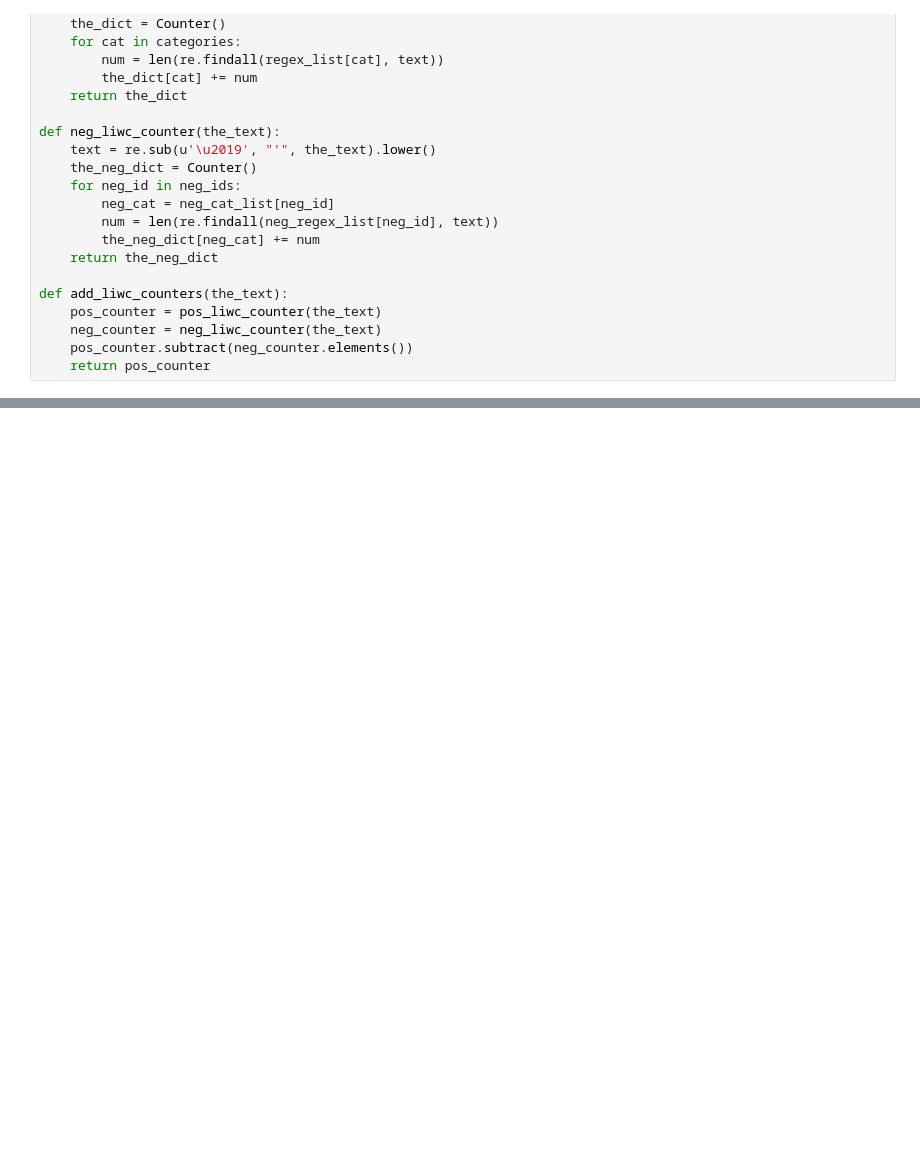
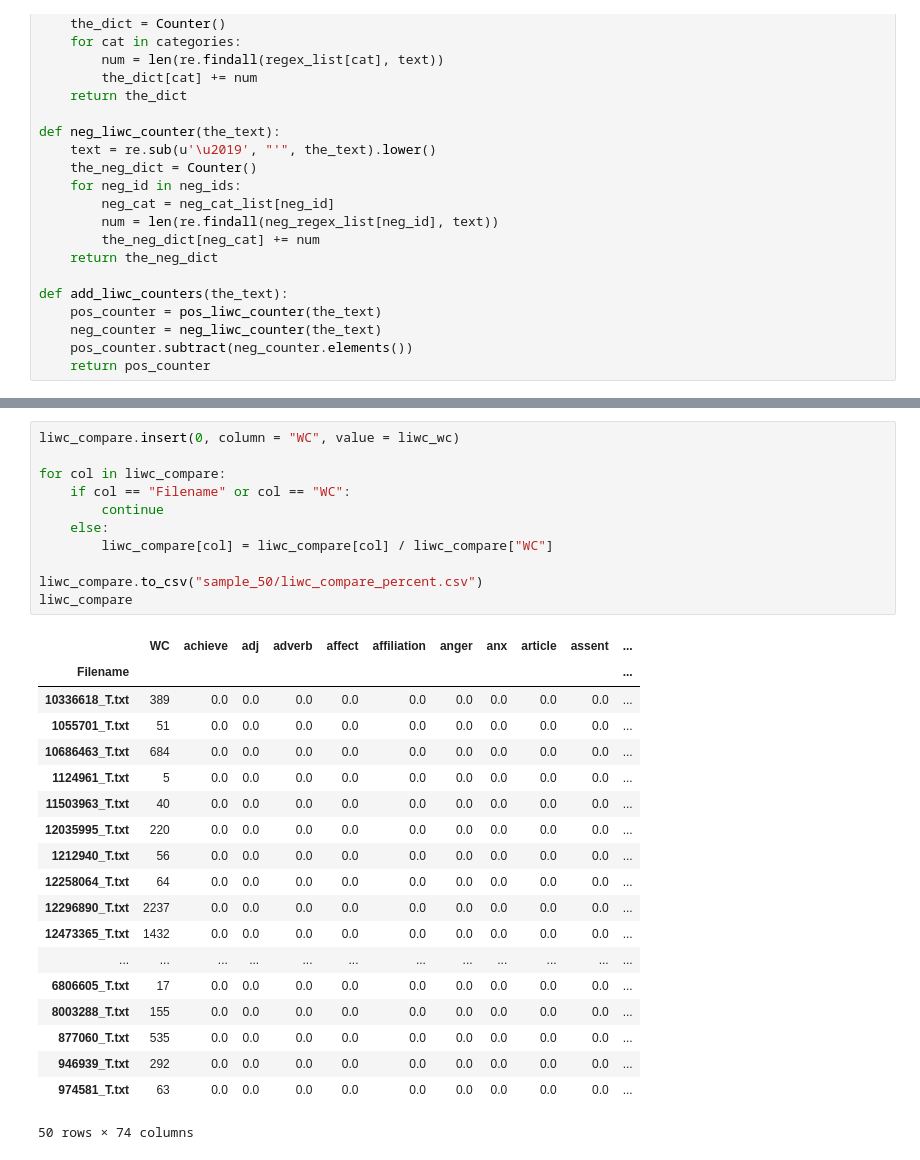
Before and after one commit to iangow/se_features, a Jupyter notebook: liwc_2015/liwc_compare_sample_50.ipynb, the cells around one changed output, grey strips where cells are left out. Cells and saved outputs as stored; diff of their text form; blank space fills up the shorter version.

```diff
--- a/liwc_2015/liwc_compare_sample_50.ipynb
+++ b/liwc_2015/liwc_compare_sample_50.ipynb
@@ -145,0 +248,31 @@ for call in range(0, 50):
+# %%
+liwc_compare.insert(0, column = "WC", value = liwc_wc)
+
+for col in liwc_compare:
+    if col == "Filename" or col == "WC":
+        continue
+    else:
+        liwc_compare[col] = liwc_compare[col] / liwc_compare["WC"]
+
+liwc_compare.to_csv("sample_50/liwc_compare_percent.csv")
+liwc_compare
+# %% [output]
+|  | WC | achieve | adj | adverb | affect | affiliation | anger | anx | article | assent | ... |
+| Filename |  |  |  |  |  |  |  |  |  |  | ... |
+| 10336618_T.txt | 389 | 0.0 | 0.0 | 0.0 | 0.0 | 0.0 | 0.0 | 0.0 | 0.0 | 0.0 | ... |
+| 1055701_T.txt | 51 | 0.0 | 0.0 | 0.0 | 0.0 | 0.0 | 0.0 | 0.0 | 0.0 | 0.0 | ... |
+| 10686463_T.txt | 684 | 0.0 | 0.0 | 0.0 | 0.0 | 0.0 | 0.0 | 0.0 | 0.0 | 0.0 | ... |
+| 1124961_T.txt | 5 | 0.0 | 0.0 | 0.0 | 0.0 | 0.0 | 0.0 | 0.0 | 0.0 | 0.0 | ... |
+| 11503963_T.txt | 40 | 0.0 | 0.0 | 0.0 | 0.0 | 0.0 | 0.0 | 0.0 | 0.0 | 0.0 | ... |
+| 12035995_T.txt | 220 | 0.0 | 0.0 | 0.0 | 0.0 | 0.0 | 0.0 | 0.0 | 0.0 | 0.0 | ... |
+| 1212940_T.txt | 56 | 0.0 | 0.0 | 0.0 | 0.0 | 0.0 | 0.0 | 0.0 | 0.0 | 0.0 | ... |
+| 12258064_T.txt | 64 | 0.0 | 0.0 | 0.0 | 0.0 | 0.0 | 0.0 | 0.0 | 0.0 | 0.0 | ... |
+| 12296890_T.txt | 2237 | 0.0 | 0.0 | 0.0 | 0.0 | 0.0 | 0.0 | 0.0 | 0.0 | 0.0 | ... |
+| 12473365_T.txt | 1432 | 0.0 | 0.0 | 0.0 | 0.0 | 0.0 | 0.0 | 0.0 | 0.0 | 0.0 | ... |
+| ... | ... | ... | ... | ... | ... | ... | ... | ... | ... | ... | ... |
+| 6806605_T.txt | 17 | 0.0 | 0.0 | 0.0 | 0.0 | 0.0 | 0.0 | 0.0 | 0.0 | 0.0 | ... |
+| 8003288_T.txt | 155 | 0.0 | 0.0 | 0.0 | 0.0 | 0.0 | 0.0 | 0.0 | 0.0 | 0.0 | ... |
+| 877060_T.txt | 535 | 0.0 | 0.0 | 0.0 | 0.0 | 0.0 | 0.0 | 0.0 | 0.0 | 0.0 | ... |
+| 946939_T.txt | 292 | 0.0 | 0.0 | 0.0 | 0.0 | 0.0 | 0.0 | 0.0 | 0.0 | 0.0 | ... |
+| 974581_T.txt | 63 | 0.0 | 0.0 | 0.0 | 0.0 | 0.0 | 0.0 | 0.0 | 0.0 | 0.0 | ... |
+50 rows × 74 columns
```
Also changed, not shown: parts of 8 cells of this notebook, 53 other files.
